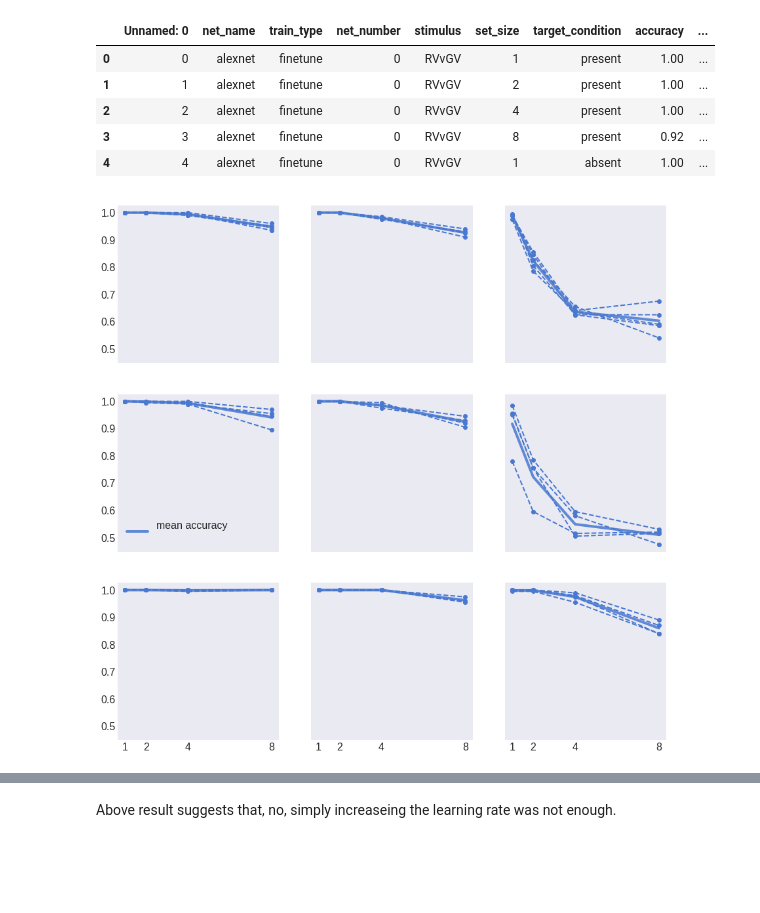
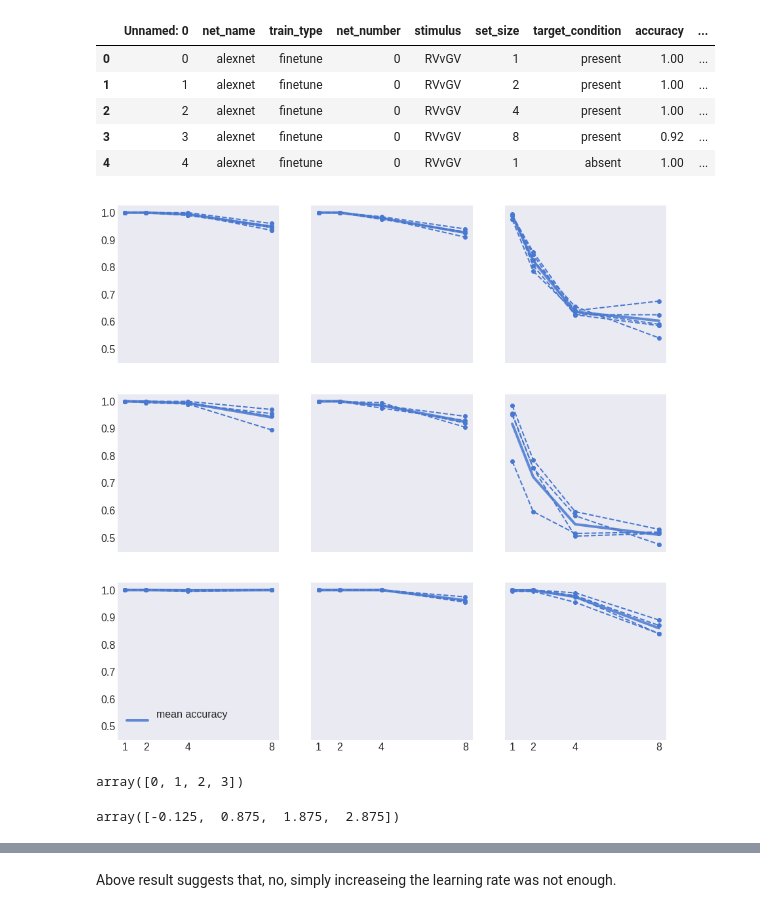
Before and after one commit to NickleDave/visual-search-nets, a Jupyter notebook: docs/notebooks/supp-info/alexnet-train-with-finetune-data.ipynb, the cells around one changed output, grey strips where cells are left out. Drawn from its saved outputs; the diff is of its cells as text; code cells hidden in the pictures; blank space fills up the shorter version.

```diff
--- a/docs/notebooks/supp-info/alexnet-train-with-finetune-data.ipynb
+++ b/docs/notebooks/supp-info/alexnet-train-with-finetune-data.ipynb
@@ -81,36 +131,45 @@ pal = sns.color_palette('muted')
 save_as = '../../static/fig3/alexnet-finetune-train-w-finetune-train-ipynb.png'
 
 figsize=(15,15)
 fig, ax = plt.subplots(3, 3, sharex=True, sharey=True, figsize=figsize)
-# add a big axis, hide frame
-fig.add_subplot(111, frameon=False)
-# hide tick and tick label of the big axis
-plt.tick_params(labelcolor='none', top=False, bottom=False, left=False, right=False)
 
 net_name = 'alexnet'
 for row, train_type in enumerate(train_types):
     for col, (stim_name, stim_abbrev) in enumerate(zip(
         ['feature', 'conjunction', 'spatial configuration'],
         ['RVvGV', 'RVvRHGV', '2_v_5'])):
-            if row==1 and col==0:
+            if row==2 and col==0:
                 add_legend=True
             else:
                 add_legend=False
 
             both_color = pal[0]
             mn_both_color = pal[0]
 
             searchnets.plot.metric_v_set_size_df(df=atft_df, net_name=net_name,
                                                  train_type=train_type,
                                                  stimulus=stim_abbrev,
                                                  metric='accuracy',
                                                  conditions=['both'],
                                                  both_color=both_color,
                                                  mn_both_color=mn_both_color,
                                                  set_ylim=False,
                                                  ax=ax[row, col],
                                                  ylim=(0.5, 1.05),
                                                  add_legend=add_legend,
                                                  save_as=save_as)
+
+# add a big axis, hide frame
+fig.add_subplot(111, frameon=False)
+# hide tick and tick label of the big axis
+plt.tick_params(labelcolor='none', top=False, bottom=False, left=False, right=False)
 # %% [output]
-[figure, old version]
+[figure, new version]
+# %%
+x
+# %% [output]
+array([0, 1, 2, 3])
+# %%
+x - width / 2
+# %% [output]
+array([-0.125,  0.875,  1.875,  2.875])
```
Also changed, not shown: parts of 3 cells of this notebook.
